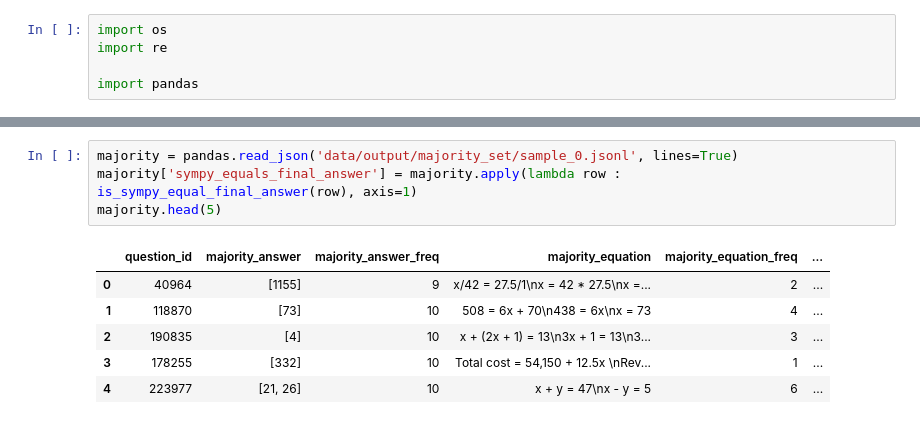
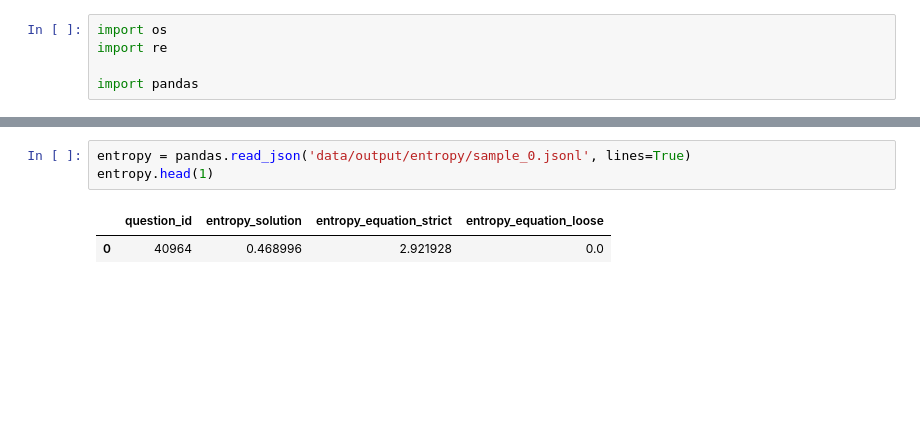
Before and after one commit to hwelsters/internal-consistency, a Jupyter notebook: 06-03-2023/entropy.ipynb, the cells around one changed output, grey strips where cells are left out. Saved outputs shown, nothing was run; the diff lists cells and outputs as text; blank space fills up the shorter version.

```diff
--- a/06-03-2023/entropy.ipynb
+++ b/06-03-2023/entropy.ipynb
@@ -53,11 +6,6 @@ class ShannonEntropy:
 # %%
-majority = pandas.read_json('data/output/majority_set/sample_0.jsonl', lines=True)
-majority['sympy_equals_final_answer'] = majority.apply(lambda row : is_sympy_equal_final_answer(row), axis=1)
-majority.head(5)
+entropy = pandas.read_json('data/output/entropy/sample_0.jsonl', lines=True)
+entropy.head(1)
 # %% [output]
-|  | question_id | majority_answer | majority_answer_freq | majority_equation | majority_equation_freq | ... |
-| 0 | 40964 | [1155] | 9 | x/42 = 27.5/1\nx = 42 * 27.5\nx =... | 2 | ... |
-| 1 | 118870 | [73] | 10 | 508 = 6x + 70\n438 = 6x\nx = 73 | 4 | ... |
-| 2 | 190835 | [4] | 10 | x + (2x + 1) = 13\n3x + 1 = 13\n3... | 3 | ... |
-| 3 | 178255 | [332] | 10 | Total cost = 54,150 + 12.5x \nRev... | 1 | ... |
-| 4 | 223977 | [21, 26] | 10 | x + y = 47\nx - y = 5 | 6 | ... |
+|  | question_id | entropy_solution | entropy_equation_strict | entropy_equation_loose |
+| 0 | 40964 | 0.468996 | 2.921928 | 0.0 |
```
Also changed, not shown: parts of 13 cells of this notebook, 2 other files.
